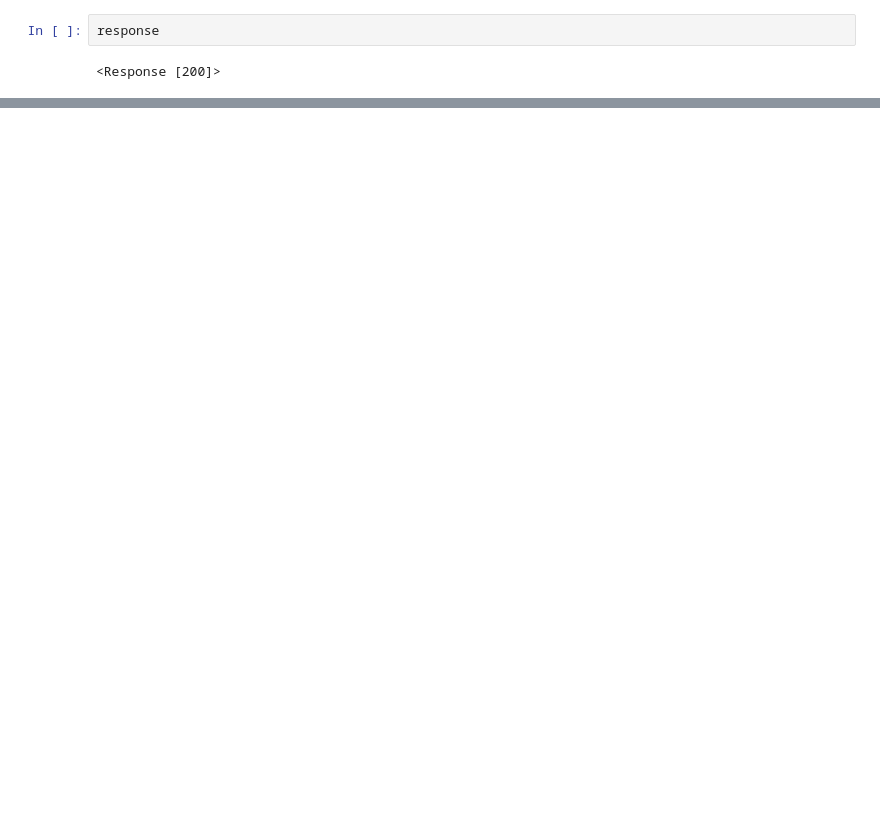
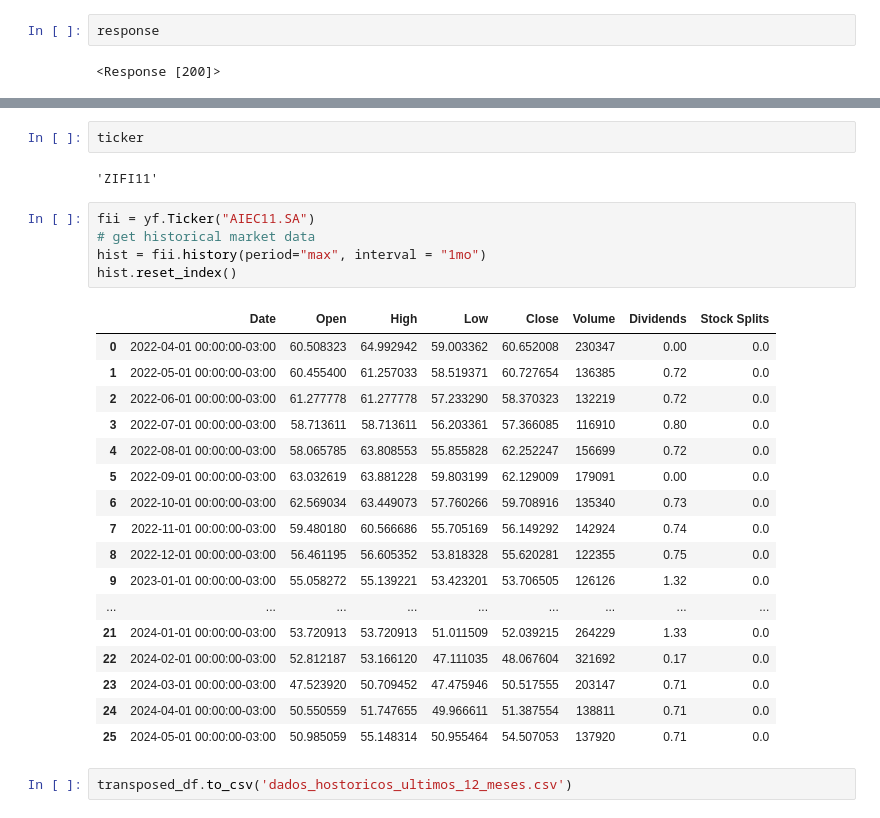
Before and after one commit to Veras-D/team-25_Desafio-IV, a Jupyter notebook: FII.ipynb, the cells around one changed output, grey strips where cells are left out. Drawn from its saved outputs; the diff is of its cells as text; blank space fills up the shorter version.

Commit message:
fii data

```diff
--- a/FII.ipynb
+++ b/FII.ipynb
@@ -50,0 +284,29 @@ response
+# %%
+ticker
+# %% [output]
+'ZIFI11'
+# %%
+fii = yf.Ticker("AIEC11.SA")
+# get historical market data
+hist = fii.history(period="max", interval = "1mo")
+hist.reset_index()
+# %% [output]
+|  | Date | Open | High | Low | Close | Volume | Dividends | Stock Splits |
+| 0 | 2022-04-01 00:00:00-03:00 | 60.508323 | 64.992942 | 59.003362 | 60.652008 | 230347 | 0.00 | 0.0 |
+| 1 | 2022-05-01 00:00:00-03:00 | 60.455400 | 61.257033 | 58.519371 | 60.727654 | 136385 | 0.72 | 0.0 |
+| 2 | 2022-06-01 00:00:00-03:00 | 61.277778 | 61.277778 | 57.233290 | 58.370323 | 132219 | 0.72 | 0.0 |
+| 3 | 2022-07-01 00:00:00-03:00 | 58.713611 | 58.713611 | 56.203361 | 57.366085 | 116910 | 0.80 | 0.0 |
+| 4 | 2022-08-01 00:00:00-03:00 | 58.065785 | 63.808553 | 55.855828 | 62.252247 | 156699 | 0.72 | 0.0 |
+| 5 | 2022-09-01 00:00:00-03:00 | 63.032619 | 63.881228 | 59.803199 | 62.129009 | 179091 | 0.00 | 0.0 |
+| 6 | 2022-10-01 00:00:00-03:00 | 62.569034 | 63.449073 | 57.760266 | 59.708916 | 135340 | 0.73 | 0.0 |
+| 7 | 2022-11-01 00:00:00-03:00 | 59.480180 | 60.566686 | 55.705169 | 56.149292 | 142924 | 0.74 | 0.0 |
+| 8 | 2022-12-01 00:00:00-03:00 | 56.461195 | 56.605352 | 53.818328 | 55.620281 | 122355 | 0.75 | 0.0 |
+| 9 | 2023-01-01 00:00:00-03:00 | 55.058272 | 55.139221 | 53.423201 | 53.706505 | 126126 | 1.32 | 0.0 |
+| ... | ... | ... | ... | ... | ... | ... | ... | ... |
+| 21 | 2024-01-01 00:00:00-03:00 | 53.720913 | 53.720913 | 51.011509 | 52.039215 | 264229 | 1.33 | 0.0 |
+| 22 | 2024-02-01 00:00:00-03:00 | 52.812187 | 53.166120 | 47.111035 | 48.067604 | 321692 | 0.17 | 0.0 |
+| 23 | 2024-03-01 00:00:00-03:00 | 47.523920 | 50.709452 | 47.475946 | 50.517555 | 203147 | 0.71 | 0.0 |
+| 24 | 2024-04-01 00:00:00-03:00 | 50.550559 | 51.747655 | 49.966611 | 51.387554 | 138811 | 0.71 | 0.0 |
+| 25 | 2024-05-01 00:00:00-03:00 | 50.985059 | 55.148314 | 50.955464 | 54.507053 | 137920 | 0.71 | 0.0 |
+# %%
+transposed_df.to_csv('dados_hostoricos_ultimos_12_meses.csv')
```
Also changed, not shown: parts of 18 cells of this notebook, 3 other files.
